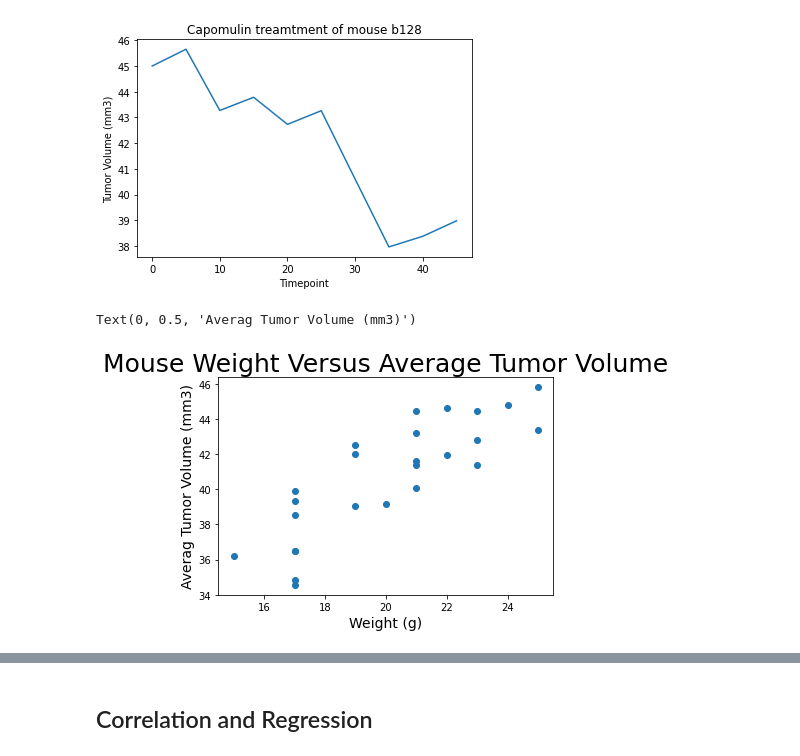
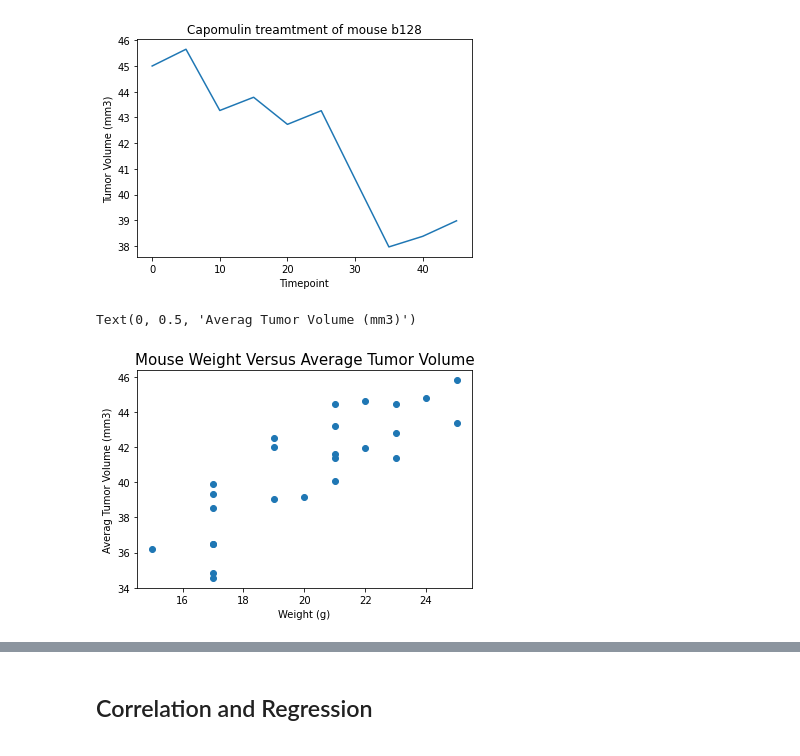
Before and after one commit to akarpie96/Matplotlib-Challenge, a Jupyter notebook: Pymaceuticals Inc..ipynb, the cells around one changed output, grey strips where cells are left out. Drawn from its saved outputs; the diff is of its cells as text; code cells hidden in the pictures.

```diff
--- a/Pymaceuticals Inc..ipynb
+++ b/Pymaceuticals Inc..ipynb
@@ -265,16 +266,17 @@ plt.ylabel("Tumor Volume (mm3)")
 Text(0, 0.5, 'Tumor Volume (mm3)')
 [figure]
 # %%
+# Generate a scatter plot of average tumor volume vs. mouse weight for the Capomulin regimen
 Average_tumor_vol=Cap_df.groupby("Mouse ID")["Tumor Volume (mm3)"].mean()
 Weight_cap_mouse=Cap_df.groupby(["Mouse ID"])["Weight (g)"].unique()
 
 Weight_df=pd.DataFrame(Average_tumor_vol)
 Weight_df["Weight"]=Weight_cap_mouse.str[0]
 
 plt.scatter(Weight_df["Weight"], Weight_df["Tumor Volume (mm3)"])
-plt.title('Mouse Weight Versus Average Tumor Volume',fontsize =25)
-plt.xlabel('Weight (g)',fontsize =14)
-plt.ylabel('Averag Tumor Volume (mm3)',fontsize =14)
+plt.title('Mouse Weight Versus Average Tumor Volume',fontsize =15)
+plt.xlabel('Weight (g)',fontsize =10)
+plt.ylabel('Averag Tumor Volume (mm3)',fontsize =10)
 # %% [output]
 Text(0, 0.5, 'Averag Tumor Volume (mm3)')
-[figure, old version]
+[figure, new version]
```
Also changed, not shown: parts of 3 cells of this notebook.
